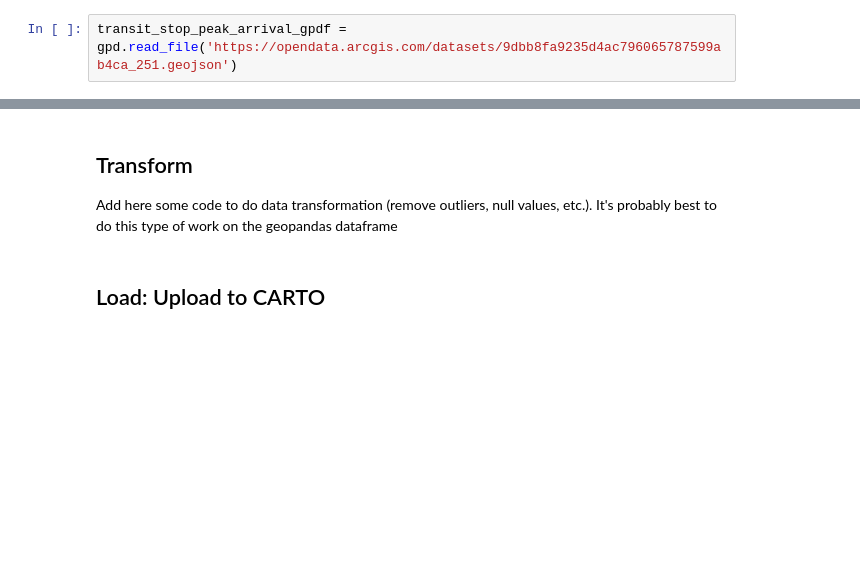
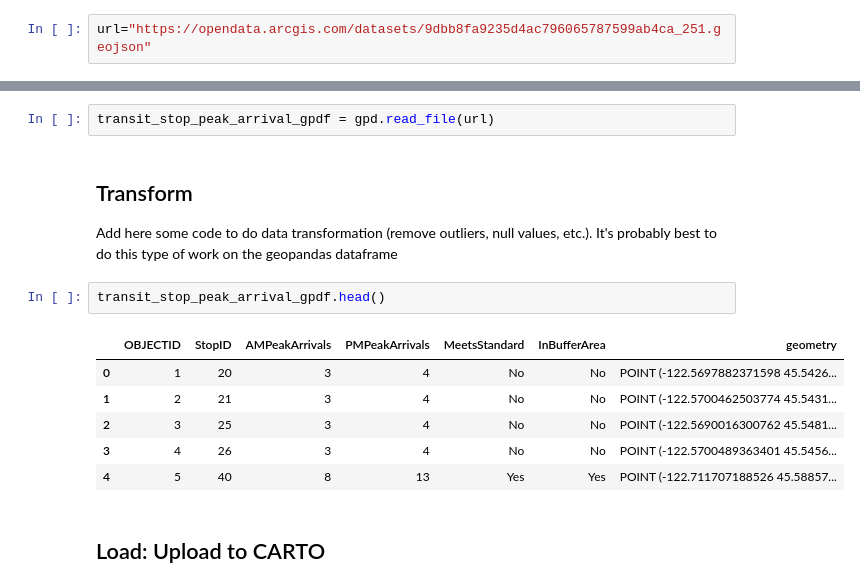
Before and after one commit to verajiaqitang/Portland_CARTO_notebook, a Jupyter notebook: US-Ignite-Portland-ETL-Notebook.ipynb, the cells around one changed output, grey strips where cells are left out. Saved outputs shown, nothing was run; the diff lists cells and outputs as text; blank space fills up the shorter version.

```diff
--- a/US-Ignite-Portland-ETL-Notebook.ipynb
+++ b/US-Ignite-Portland-ETL-Notebook.ipynb
@@ -56,4 +61,4 @@ base_url
 # %% [markdown]
 ## Extract: Bring GeoJson into Notebook
 # %%
-transit_stop_peak_arrival_gpdf = gpd.read_file('https://opendata.arcgis.com/datasets/9dbb8fa9235d4ac796065787599ab4ca_251.geojson')
+url="https://opendata.arcgis.com/datasets/9dbb8fa9235d4ac796065787599ab4ca_251.geojson"
@@ -62,6 +65,17 @@ OSError: no such file or directory: 'opendata.arcgis.com/datasets/9dbb8fa9235d4a
+# %%
+transit_stop_peak_arrival_gpdf = gpd.read_file(url)
 # %% [markdown]
 ## Transform
 Add here some code to do data transformation (remove outliers, null values, etc.). It's probably best to do this type of work on the geopandas dataframe
+# %%
+transit_stop_peak_arrival_gpdf.head()
+# %% [output]
+|  | OBJECTID | StopID | AMPeakArrivals | PMPeakArrivals | MeetsStandard | InBufferArea | geometry |
+| 0 | 1 | 20 | 3 | 4 | No | No | POINT (-122.5697882371598 45.5426... |
+| 1 | 2 | 21 | 3 | 4 | No | No | POINT (-122.5700462503774 45.5431... |
+| 2 | 3 | 25 | 3 | 4 | No | No | POINT (-122.5690016300762 45.5481... |
+| 3 | 4 | 26 | 3 | 4 | No | No | POINT (-122.5700489363401 45.5456... |
+| 4 | 5 | 40 | 8 | 13 | Yes | Yes | POINT (-122.711707188526 45.58857... |
 # %% [markdown]
 ## Load: Upload to CARTO
 # %%
```
Also changed, not shown: parts of 6 cells of this notebook, 3 other files.
